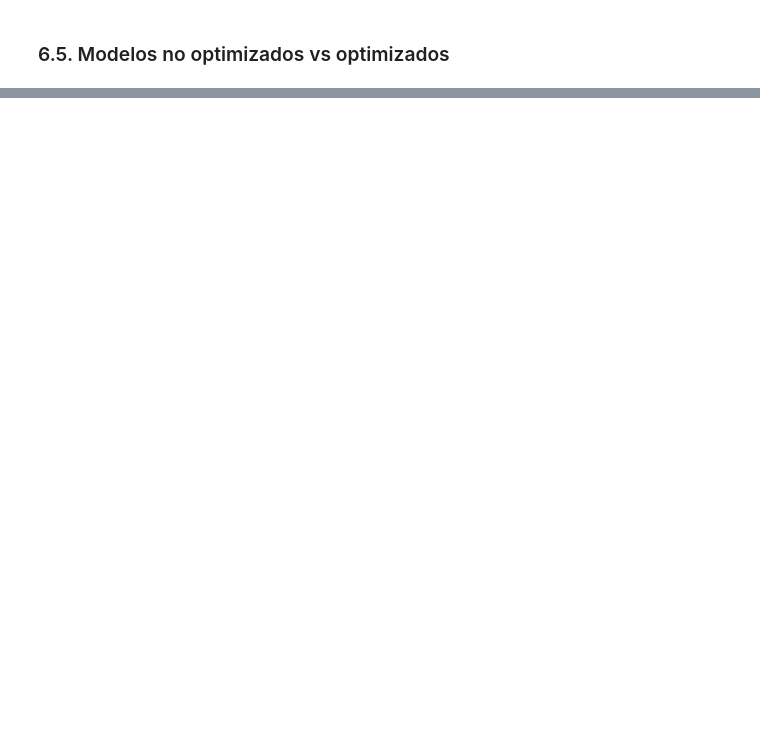
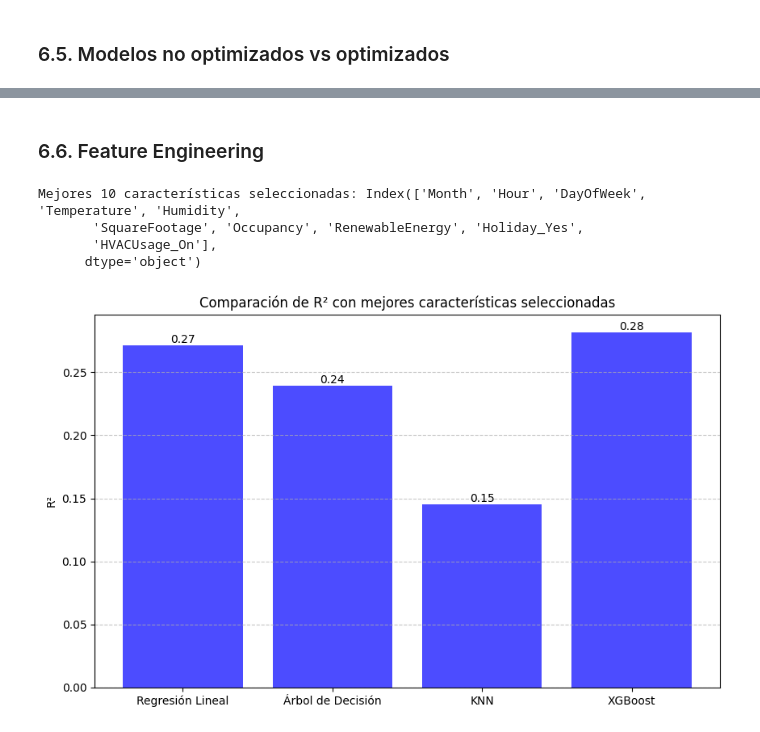
Before and after one commit to mansanjim1/MLE_energyConsumption, a Jupyter notebook: Energy_Consumption.ipynb, the cells around one changed output, grey strips where cells are left out. Cells and saved outputs as stored; diff of their text form; code cells hidden in the pictures; blank space fills up the shorter version.

```diff
--- a/Energy_Consumption.ipynb
+++ b/Energy_Consumption.ipynb
@@ -564,0 +583,70 @@ plt.show()
+# %% [markdown]
+### 6.6. Feature Engineering
+# %%
+#Seleccionar las mejores características
+# Seleccionar las 10 mejores características usando SelectKBest
+k = 10  # Número de características a seleccionar
+selector = SelectKBest(score_func=f_regression, k=k)
+X_selected = selector.fit_transform(X, Y)
+
+# Nombres de las características seleccionadas
+selected_features = X.columns[selector.get_support()]
+print(f'Mejores {k} características seleccionadas:', selected_features)
+
+# Crear nuevo DataFrame con las características seleccionadas
+X_selected_df = pd.DataFrame(X_selected, columns=selected_features)
+
+# División del conjunto de datos con las características seleccionadas
+X_train_sel, X_test_sel, y_train_sel, y_test_sel = train_test_split(X_selected_df, Y, test_size=0.20, random_state=42)
+
+# Aplicar GridSearchCV a cada modelo con las características seleccionadas
+grid_search_lr_sel = GridSearchCV(LinearRegression(), param_grid_lr, cv=5, scoring='r2')
+grid_search_tree_sel = GridSearchCV(DecisionTreeRegressor(random_state=42), param_grid_tree, cv=5, scoring='r2')
+grid_search_knn_sel = GridSearchCV(KNeighborsRegressor(), param_grid_knn, cv=5, scoring='r2')
+grid_search_xgb_sel = GridSearchCV(xgb.XGBRegressor(objective='reg:squarederror', random_state=42), param_grid_xgb, cv=5, scoring='r2')
+
+# Entrenar modelos con GridSearch
+grid_search_lr_sel.fit(X_train_sel, y_train_sel)
+grid_search_tree_sel.fit(X_train_sel, y_train_sel)
+grid_search_knn_sel.fit(X_train_sel, y_train_sel)
+grid_search_xgb_sel.fit(X_train_sel, y_train_sel)
+
+# Obtener los mejores modelos con características seleccionadas
+best_lr_sel = grid_search_lr_sel.best_estimator_
+best_tree_sel = grid_search_tree_sel.best_estimator_
+best_knn_sel = grid_search_knn_sel.best_estimator_
+best_xgb_sel = grid_search_xgb_sel.best_estimator_
+
+# Realizar predicciones con los modelos optimizados
+y_pred_lr_sel = best_lr_sel.predict(X_test_sel)
+y_pred_tree_sel = best_tree_sel.predict(X_test_sel)
+y_pred_knn_sel = best_knn_sel.predict(X_test_sel)
+y_pred_xgb_sel = best_xgb_sel.predict(X_test_sel)
+
+# Calcular R² de los modelos optimizados con características seleccionadas
+r2_lr_sel = r2_score(y_test_sel, y_pred_lr_sel)
+r2_tree_sel = r2_score(y_test_sel, y_pred_tree_sel)
+r2_knn_sel = r2_score(y_test_sel, y_pred_knn_sel)
+r2_xgb_sel = r2_score(y_test_sel, y_pred_xgb_sel)
+
+# Comparación de R² con características seleccionadas
+models = ['Regresión Lineal', 'Árbol de Decisión', 'KNN', 'XGBoost']
+r2_values_selected = [r2_lr_sel, r2_tree_sel, r2_knn_sel, r2_xgb_sel]
+
+plt.figure(figsize=(10, 6))
+plt.bar(models, r2_values_selected, color='blue', alpha=0.7, label='R² con KBest')
+plt.ylabel('R²')
+plt.title('Comparación de R² con mejores características seleccionadas')
+plt.grid(axis='y', linestyle='--', alpha=0.7)
+
+# Mostrar valores sobre las barras
+for i, r2 in enumerate(r2_values_selected):
+    plt.text(i, r2, f'{r2:.2f}', ha='center', va='bottom', fontsize=10, color='black')
+
+plt.show()
+# %% [output]
+Mejores 10 características seleccionadas: Index(['Month', 'Hour', 'DayOfWeek', 'Temperature', 'Humidity',
+       'SquareFootage', 'Occupancy', 'RenewableEnergy', 'Holiday_Yes',
+       'HVACUsage_On'],
+      dtype='object')
+[figure, added]
```
Also changed, not shown: parts of 14 cells of this notebook.
